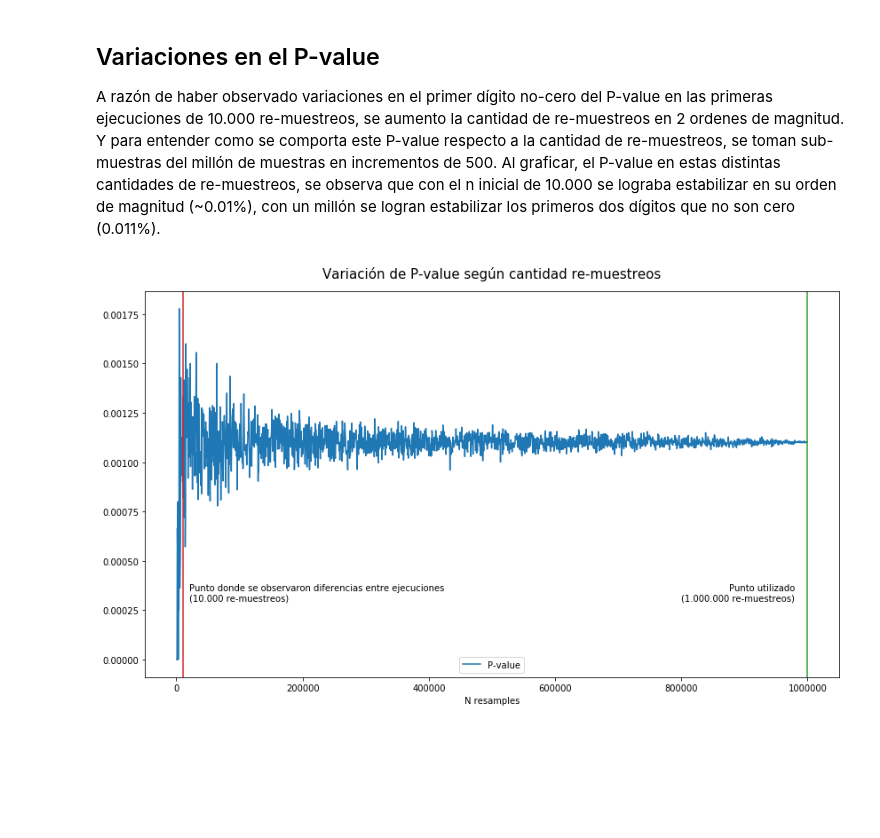
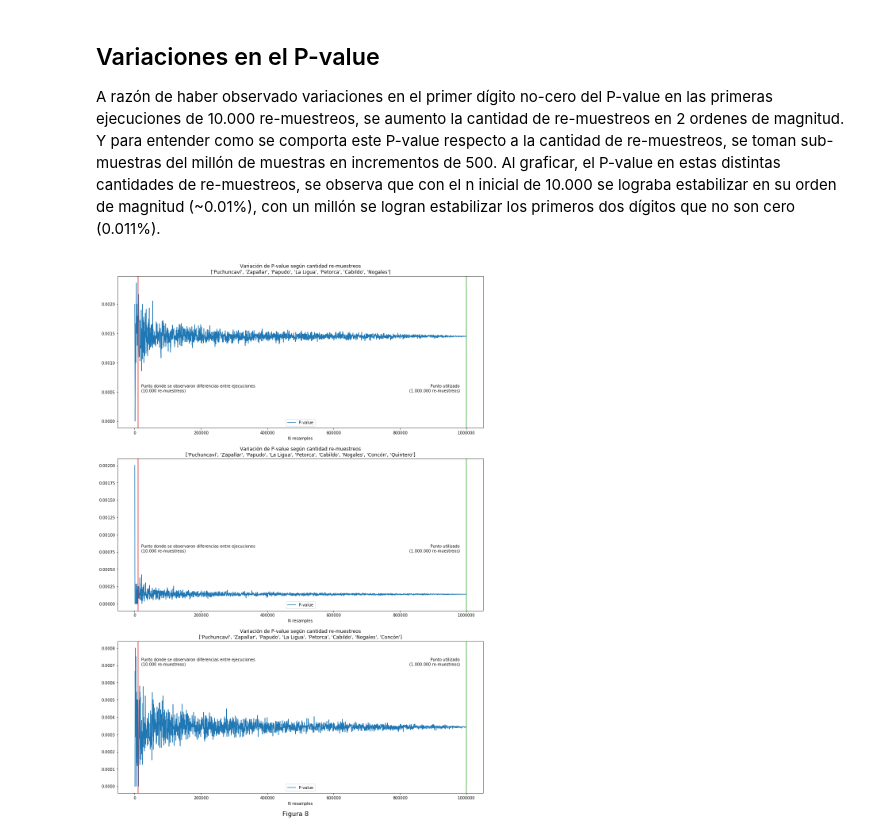
Before and after one commit to verasativa/zonacritica, a Jupyter notebook: readme.ipynb, the cells around one changed output. Drawn from its saved outputs; the diff is of its cells as text; code cells hidden in the pictures; blank space fills up the shorter version.

```diff
--- a/readme.ipynb
+++ b/readme.ipynb
@@ -396,7 +321,7 @@ En la figura se puede apreciar que las comunas más afectadas parecen ser las di
 import matplotlib.pyplot as plt
 
 
-ax = cdata.plot(column='rate', figsize=(16,20), alpha=0.4, edgecolor='k', cmap='Purples')
+ax = geo_incidencia.plot(column='Taza comuna', figsize=(16,20), alpha=0.4, edgecolor='k', cmap='Purples')
 #add_basemap(ax, zoom=10)
 plt.title("Incidencia comunal del diagnóstico primario: malformaciones congénitas, deformidades y anomalías cromosómicas")
 
@@ -404,5 +329,7 @@ modelo_pluma = plt.imread('assets/figura.png')
 xmin, xmax, ymin, ymax = ax.axis()
 ax.imshow(modelo_pluma, extent=[xmin, xmax, ymin, ymax], interpolation='spline16', zorder=1)
 ax.axis((-7995000, -7865000, -3915000, -3775000))
+ax.annotate("Figura 3", (0,0), xycoords='axes fraction', xytext=(.5, -.05), textcoords='axes fraction', fontsize=16)
+
 plt.savefig('assets/mapa-pluma.png', bbox_inches='tight')
 # %% [output]
@@ -412,3 +336,0 @@ __Algunos datos sobre los grupos:__
-# %%
-comunas_interes = ["Puchuncaví", 'Zapallar', 'Papudo', 'La Ligua', 'Petorca', 'Cabildo', 'Nogales']
-compare_primary_diagnosis(poblacion, comunas_interes, footer = 'Figura 3')
@@ -421,4 +342,9 @@ Fracción del total: 0.984
 # %%
-comunas_interes = ["Puchuncaví", 'Zapallar', 'Papudo', 'La Ligua', 'Petorca', 'Cabildo', 'Nogales', 'Concón', 'Quintero']
-compare_primary_diagnosis(poblacion, comunas_interes, footer = 'Figura 3')
+graficos = [
+    ('Figura 4', ["Puchuncaví", 'Zapallar', 'Papudo', 'La Ligua', 'Petorca', 'Cabildo', 'Nogales']),
+    ('Figura 5', ["Puchuncaví", 'Zapallar', 'Papudo', 'La Ligua', 'Petorca', 'Cabildo', 'Nogales', 'Concón', 'Quintero']),
+    ('Figura 6', ["Puchuncaví", 'Zapallar', 'Papudo', 'La Ligua', 'Petorca', 'Cabildo', 'Nogales', 'Concón'])
+]
+for fig_name, comunas_interes in graficos:
+    compare_primary_diagnosis(poblacion, comunas_interes, footer = fig_name)
 # %% [output]
@@ -430,3 +365,0 @@ Fracción del total: 0.981
-# %%
-comunas_interes = ["Puchuncaví", 'Zapallar', 'Papudo', 'La Ligua', 'Petorca', 'Cabildo', 'Nogales', 'Concón']
-compare_primary_diagnosis(poblacion, comunas_interes, footer = 'Figura 3')
@@ -520,17 +503,26 @@ for n_samples in range(step, n_simulaciones, step):
 # %%
-import matplotlib.pyplot as plt
-from matplotlib import pyplot as mp
-p_values.set_index('N resamples').plot(figsize=(14,8)).set_title('Variación de P-value según cantidad re-muestreos', size=15, y=1.02)
+import seaborn as sns
 
-# Anotamos
-plt.axvline(10000, label="", color='tab:red')
-foo = plt.text(20000,.0003,'Punto donde se observaron diferencias entre ejecuciones\n(10.000 re-muestreos)')
+label_y = [.0005, .00075, .0007]
 
-plt.axvline(1000000, label="", color='tab:green')
-foo = plt.text(980000,.0003,'Punto utilizado\n(1.000.000 re-muestreos)', horizontalalignment='right')
+fig = plt.figure(figsize=(16.5, 8 * 3))
+for group_id, (_, comunas) in enumerate(graficos):
+    ax = fig.add_subplot(int('31{}'.format(group_id + 1)), sharex=ax)
 
+    sns.lineplot(data = p_values[group_id].set_index('N resamples'), ax=ax)
+
+    ax.set_title('Variación de P-value según cantidad re-muestreos\n{}'.format(comunas))
+
+    # Anotamos
+    ax.axvline(10000, label="", color='tab:red')
+    ax.text(20000, label_y[group_id],'Punto donde se observaron diferencias entre ejecuciones\n(10.000 re-muestreos)')
+
+    ax.axvline(1000000, label="", color='tab:green')
+    ax.text(980000, label_y[group_id],'Punto utilizado\n(1.000.000 re-muestreos)', horizontalalignment='right')
+
+plt.annotate("Figura 8", (0,0), xycoords='axes fraction', xytext=(.45, -.15), textcoords='axes fraction', fontsize=16)
 foo = mp.savefig('assets/variacion-p-values.png', bbox_inches='tight')
 # %% [output]
-[figure, old version]
+[figure, new version]
 # %% [markdown]
 ## Conclusiones
```
Also changed, not shown: parts of 23 cells of this notebook, 16 other files.
